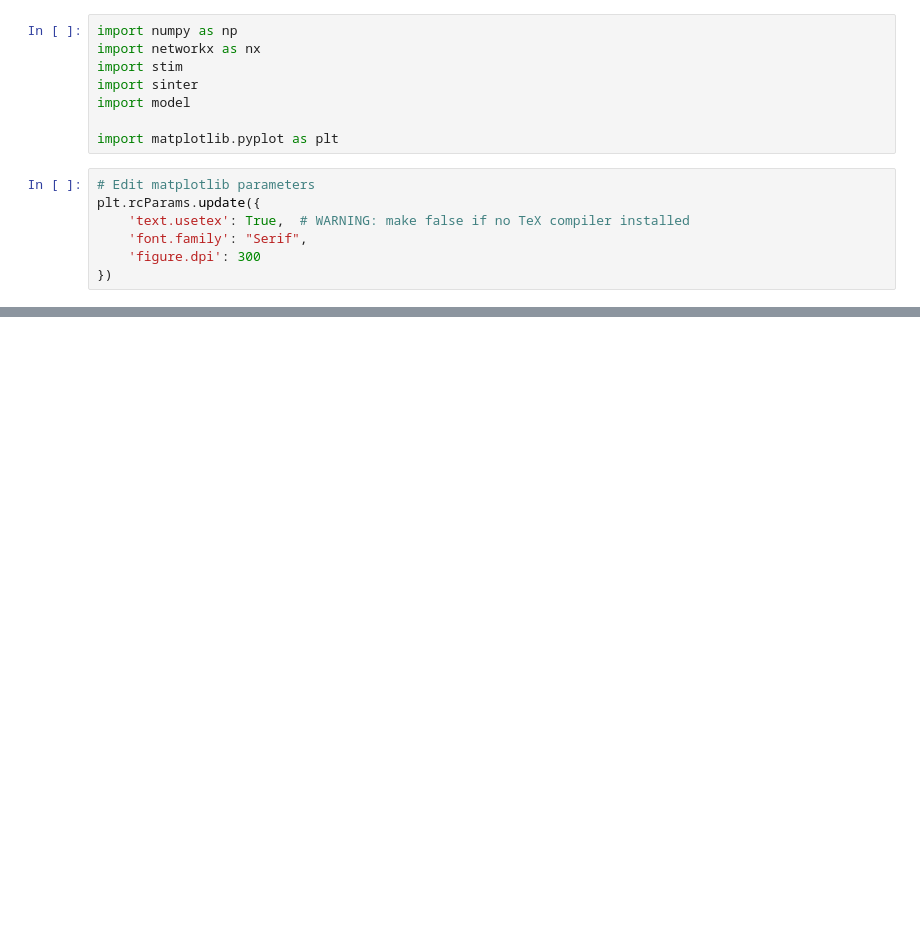
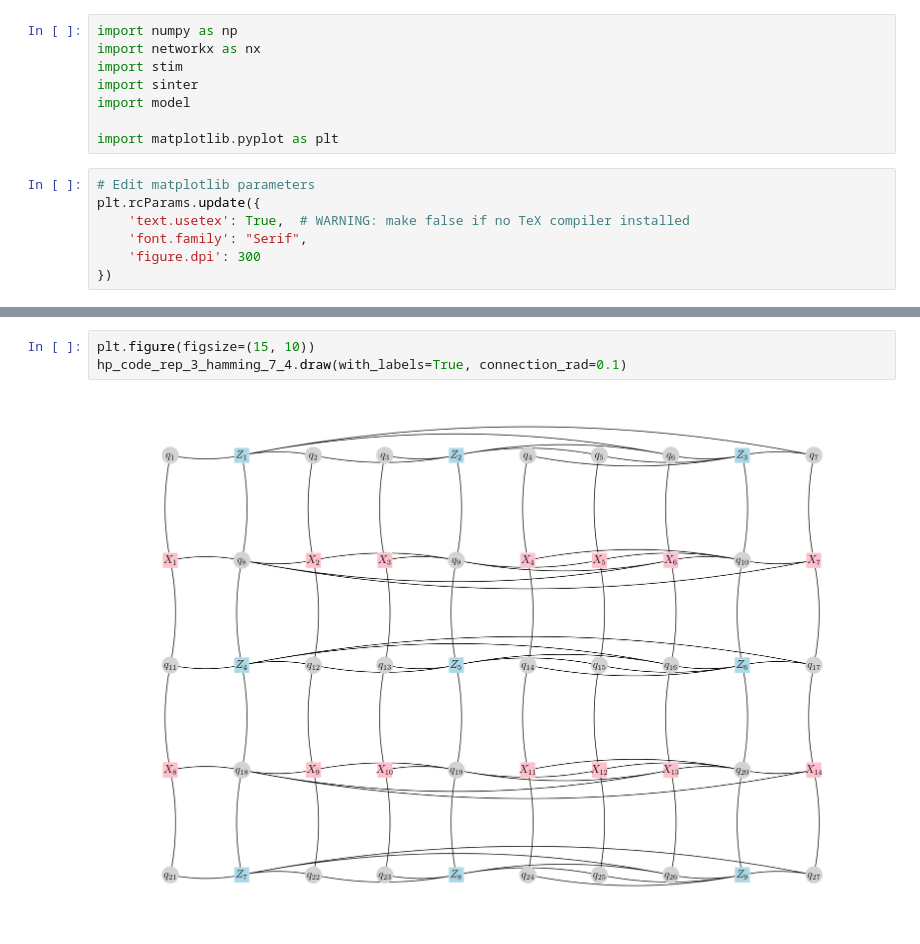
Before and after one commit to angelodibella/weave, a Jupyter notebook: Analysis.ipynb, the cells around one changed output, grey strips where cells are left out. Cells and saved outputs as stored; diff of their text form; blank space fills up the shorter version.

```diff
--- a/Analysis.ipynb
+++ b/Analysis.ipynb
@@ -105,0 +166,5 @@ hp_code.draw(with_labels=True)
+# %%
+plt.figure(figsize=(15, 10))
+hp_code_rep_3_hamming_7_4.draw(with_labels=True, connection_rad=0.1)
+# %% [output]
+[figure, added]
```
Also changed, not shown: parts of 8 cells of this notebook, 3 other files.
